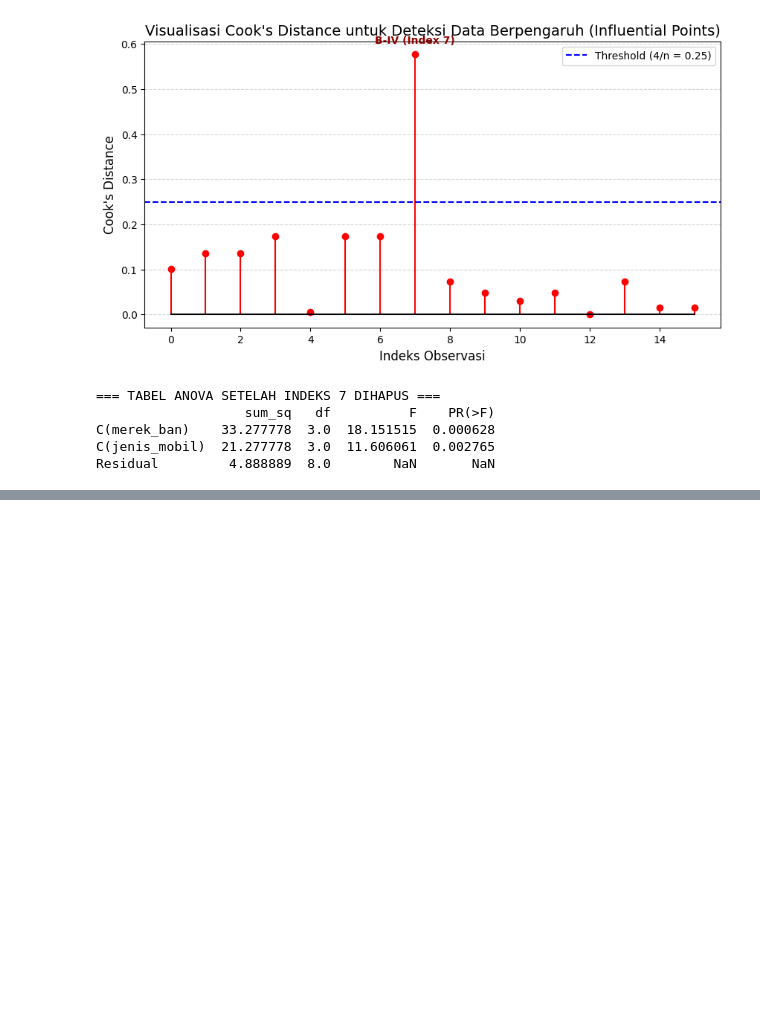
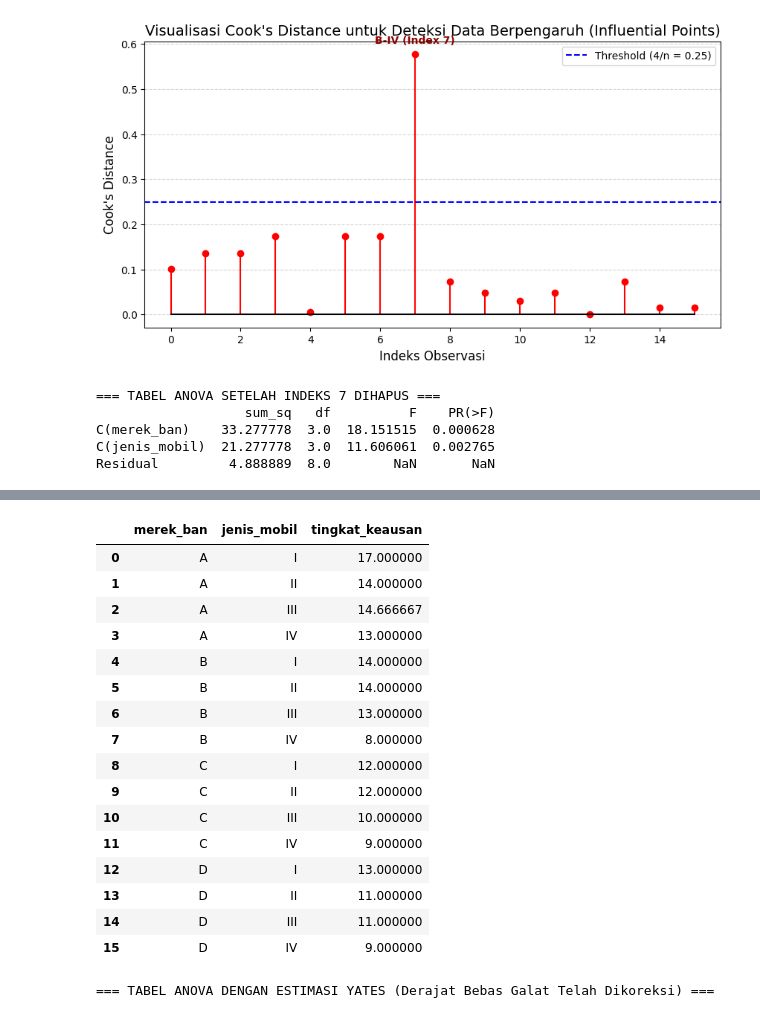
Before and after one commit to zaafirrahman/s2-tmi, a Jupyter notebook: bahan/Anstat/tugas/Anova/latihan_kelas/keausan_ban.ipynb, the cells around one changed output, grey strips where cells are left out. Cells and saved outputs as stored; diff of their text form; code cells hidden in the pictures; blank space fills up the shorter version.

```diff
--- a/bahan/Anstat/tugas/Anova/keausan_ban.ipynb
+++ b/bahan/Anstat/tugas/Anova/latihan_kelas/keausan_ban.ipynb
@@ -177,0 +246,60 @@ Residual         4.888889  8.0        NaN       NaN
+# %%
+import numpy as np
+import pandas as pd
+from statsmodels.formula.api import ols
+from statsmodels.stats.anova import anova_lm
+
+# 1. Gunakan data awal sebelum outlier dibuang, lalu buat satu data hilang
+df_yates = df.copy()
+# Kita simulasikan indeks 2 (Merek A, Jenis_Mobil III) bernilai NaN
+missing_idx = 2
+nilai_asli = df_yates.loc[missing_idx, 'tingkat_keausan']
+df_yates.loc[missing_idx, 'tingkat_keausan'] = np.nan
+
+print(f"Simulasi data hilang pada indeks {missing_idx} (Merek A, Mobil III). Nilai asli: {nilai_asli}\n")
+
+# 2. Hitung parameter untuk Rumus Yates
+p = df_yates['merek_ban'].nunique() # Jumlah perlakuan
+b = df_yates['jenis_mobil'].nunique() # Jumlah blok
+
+# Ti = Total perlakuan dari perlakuan yang memiliki data hilang (Merek A)
+target_perlakuan = df_yates.loc[missing_idx, 'merek_ban']
+Ti = df_yates[df_yates['merek_ban'] == target_perlakuan]['tingkat_keausan'].sum()
+
+# Bj = Total blok dari blok yang memiliki data hilang (Mobil III)
+target_blok = df_yates.loc[missing_idx, 'jenis_mobil']
+Bj = df_yates[df_yates['jenis_mobil'] == target_blok]['tingkat_keausan'].sum()
+
+# G = Total keseluruhan dari data yang tersisa
+G = df_yates['tingkat_keausan'].sum()
+
+# 3. Hitung Nilai Estimasi Yates
+y_hat = (p * Ti + b * Bj - G) / ((p - 1) * (b - 1))
+
+print(f"=== PARAMETER ESTIMASI YATES ===")
+print(f"p (Perlakuan)    = {p}")
+print(f"b (Blok)         = {b}")
+print(f"Ti (Total Merek {target_perlakuan}) = {Ti}")
+print(f"Bj (Total Mobil {target_blok}) = {Bj}")
+print(f"G (Grand Total)  = {G}")
+print(f"Hasil Estimasi Yates (Y_hat) = {y_hat:.4f}\n")
+
+# 4. Masukkan kembali nilai estimasi ke dalam dataframe
+df_yates_filled = df_yates.copy()
+df_yates_filled.loc[missing_idx, 'tingkat_keausan'] = y_hat
+
+print("=== DATA SETELAH DIIMPUTASI DENGAN METODE YATES ===")
+display(df_yates_filled)
+
+# 5. Analisis ANOVA dengan Data Imputasi Yates
+# Catatan: Pada metode Yates, derajat bebas (df) residual dikurangi 1 karena adanya estimasi parameter tambahan
+model_yates = ols('tingkat_keausan ~ C(merek_ban) + C(jenis_mobil)', data=df_yates_filled).fit()
+anova_yates = anova_lm(model_yates, typ=2)
+
+# Koreksi derajat bebas residual (df_residual - 1) dan penyesuaian Mean Square Residual
+anova_yates.loc['Residual', 'df'] -= 1
+anova_yates.loc['Residual', 'sum_sq'] = model_yates.ssr # sum of squared residuals
+
+print("\n=== TABEL ANOVA DENGAN ESTIMASI YATES (Derajat Bebas Galat Telah Dikoreksi) ===")
+display(anova_yates)
+# %% [output]
@@ -177,0 +317,18 @@ Residual         4.888889  8.0        NaN       NaN
+|  | merek_ban | jenis_mobil | tingkat_keausan |
+| 0 | A | I | 17.000000 |
+| 1 | A | II | 14.000000 |
+| 2 | A | III | 14.666667 |
+| 3 | A | IV | 13.000000 |
+| 4 | B | I | 14.000000 |
+| 5 | B | II | 14.000000 |
+| 6 | B | III | 13.000000 |
+| 7 | B | IV | 8.000000 |
+| 8 | C | I | 12.000000 |
+| 9 | C | II | 12.000000 |
+| 10 | C | III | 10.000000 |
+| 11 | C | IV | 9.000000 |
+| 12 | D | I | 13.000000 |
+| 13 | D | II | 11.000000 |
+| 14 | D | III | 11.000000 |
+| 15 | D | IV | 9.000000 |
+=== TABEL ANOVA DENGAN ESTIMASI YATES (Derajat Bebas Galat Telah Dikoreksi) ===
```
Also changed, not shown: parts of 2 cells of this notebook, 9 other files.
